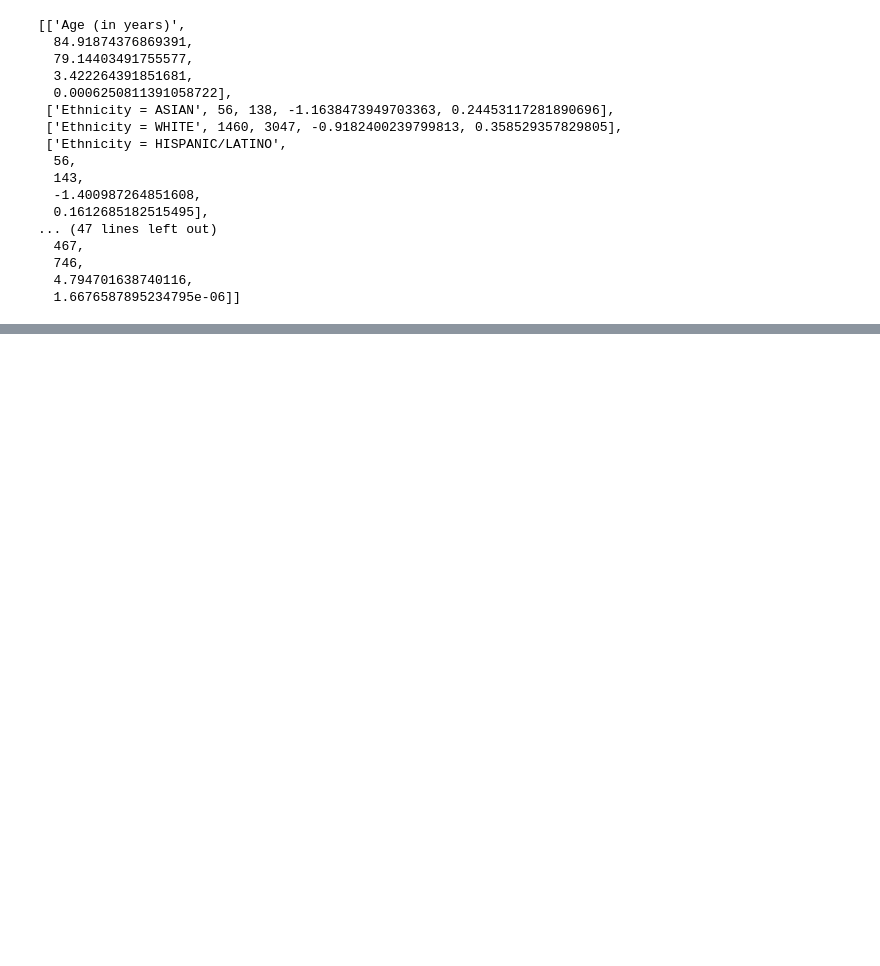
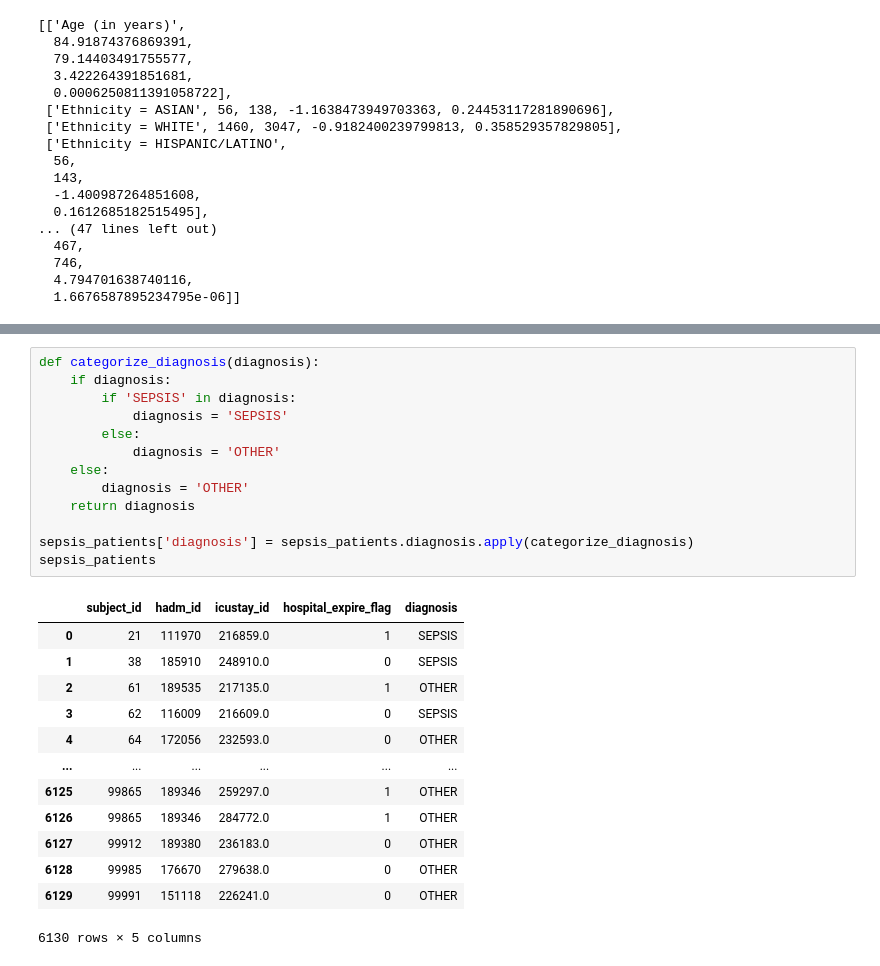
Before and after one commit to ryashpal/mimic_iii_explore, a Jupyter notebook: analysis/statistical/aim2_inpatient_mortality.ipynb, the cells around one changed output, grey strips where cells are left out. Cells and saved outputs as stored; diff of their text form; blank space fills up the shorter version.

```diff
--- a/analysis/statistical/aim2_inpatient_mortality.ipynb
+++ b/analysis/statistical/aim2_inpatient_mortality.ipynb
@@ -690,0 +730,27 @@ table1_data
+# %%
+def categorize_diagnosis(diagnosis):
+    if diagnosis:
+        if 'SEPSIS' in diagnosis:
+            diagnosis = 'SEPSIS'
+        else:
+            diagnosis = 'OTHER'
+    else:
+        diagnosis = 'OTHER'
+    return diagnosis
+
+sepsis_patients['diagnosis'] = sepsis_patients.diagnosis.apply(categorize_diagnosis)
+sepsis_patients
+# %% [output]
+|  | subject_id | hadm_id | icustay_id | hospital_expire_flag | diagnosis |
+| 0 | 21 | 111970 | 216859.0 | 1 | SEPSIS |
+| 1 | 38 | 185910 | 248910.0 | 0 | SEPSIS |
+| 2 | 61 | 189535 | 217135.0 | 1 | OTHER |
+| 3 | 62 | 116009 | 216609.0 | 0 | SEPSIS |
+| 4 | 64 | 172056 | 232593.0 | 0 | OTHER |
+| ... | ... | ... | ... | ... | ... |
+| 6125 | 99865 | 189346 | 259297.0 | 1 | OTHER |
+| 6126 | 99865 | 189346 | 284772.0 | 1 | OTHER |
+| 6127 | 99912 | 189380 | 236183.0 | 0 | OTHER |
+| 6128 | 99985 | 176670 | 279638.0 | 0 | OTHER |
+| 6129 | 99991 | 151118 | 226241.0 | 0 | OTHER |
+6130 rows × 5 columns
```
Also changed, not shown: parts of 32 cells of this notebook.
